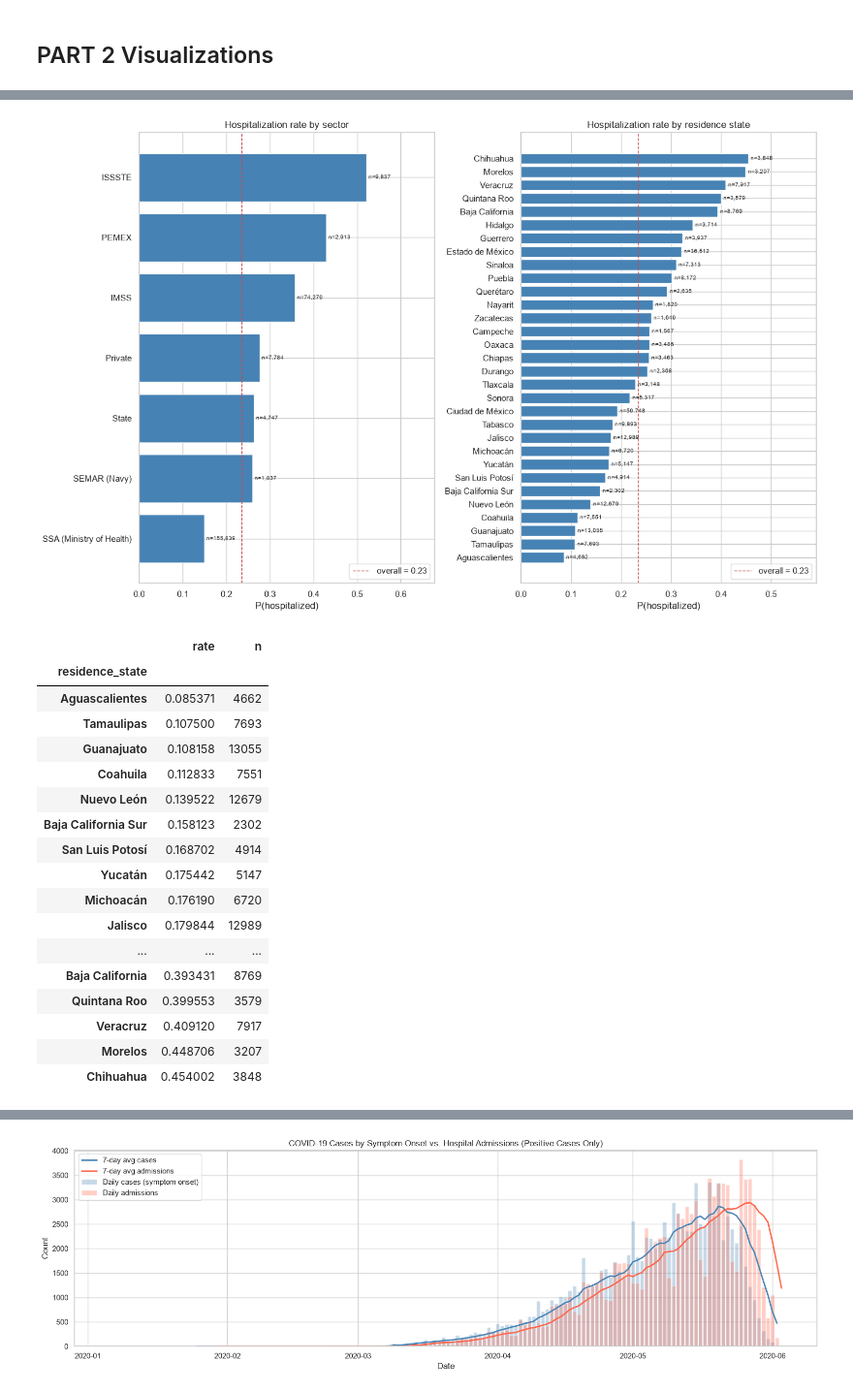
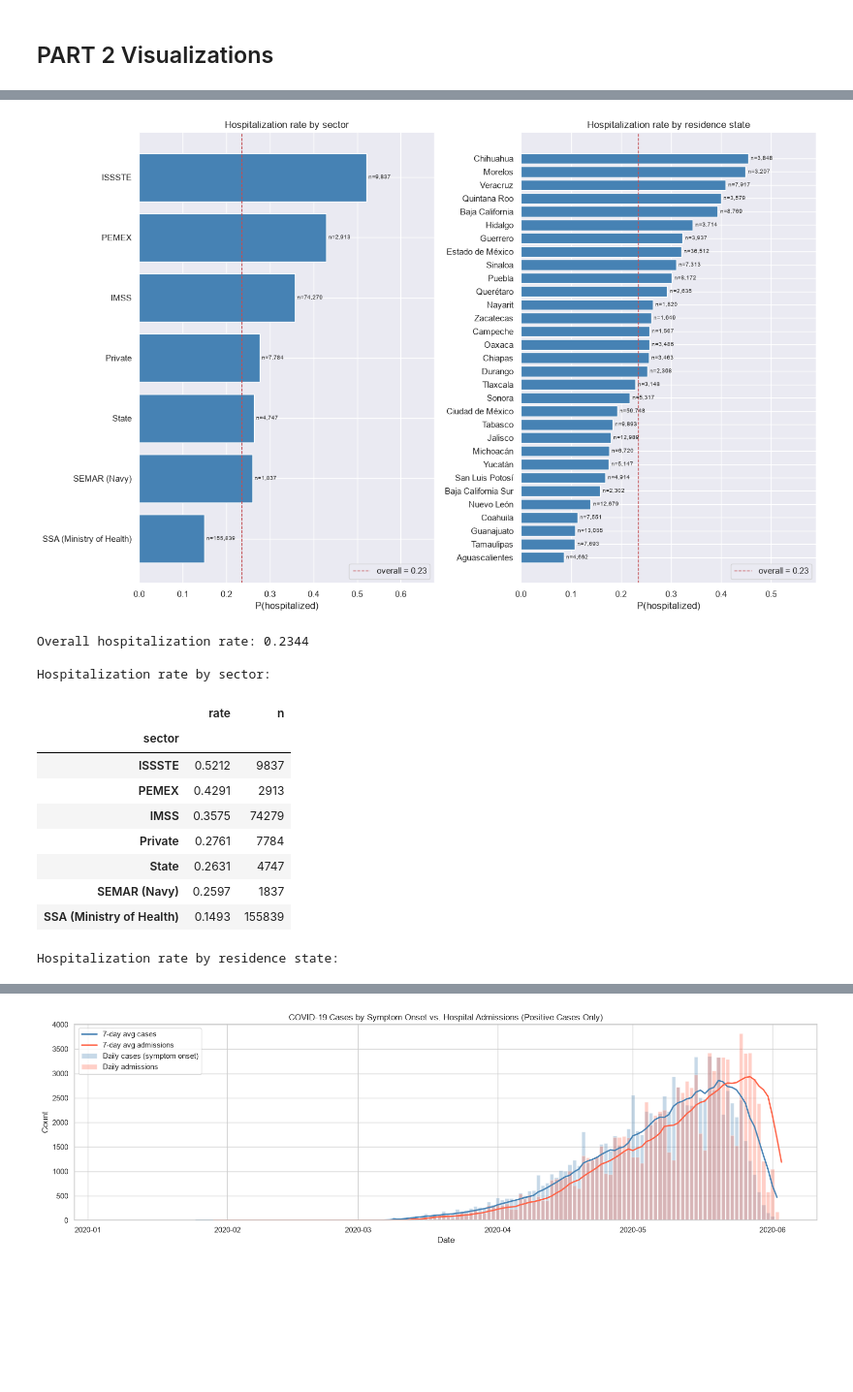
Before and after one commit to dfd0430/ml, a Jupyter notebook: project_notebook_v3.ipynb, the cells around one changed output, grey strips where cells are left out. Shown at 97% size. Drawn from its saved outputs; the diff is of its cells as text; code cells hidden in the pictures; blank space fills up the shorter version.

```diff
--- a/project_notebook_v3.ipynb
+++ b/project_notebook_v3.ipynb
@@ -307,15 +304,15 @@ df = visualization_df
 # %%
 # EDA plot 1: hospitalization AND death rate by age band (full cohort)
-age_bins = [0, 18, 30, 40, 50, 60, 70, 80, 120]
-age_labels = ['0-17', '18-29', '30-39', '40-49', '50-59', '60-69', '70-79', '80+']
-tmp = df.assign(age_band=pd.cut(df['age'], bins=age_bins,
+age_bins = [0, 10, 20, 30, 40, 50, 60, 70, 80, 120]
+age_labels = ['0-9', '10-19', '20-29', '30-39', '40-49', '50-59', '60-69', '70-79',  '80+']
+tmp = visualization_df.assign(age_band=pd.cut(visualization_df['age'], bins=age_bins,
                                 labels=age_labels, right=False))
 by_age = tmp.groupby('age_band', observed=True).agg(
     hosp=('target', 'mean'), death=('died', 'mean'), size=('target', 'size'))
 
 fig, ax = plt.subplots(figsize=(9, 4.5))
 sns.barplot(x=by_age.index, y=by_age['hosp'], color='steelblue', ax=ax)
-ax.set_title('Hospitalization and death rate by age band (full cohort)')
+ax.set_title('Hospitalization and death rate by age band')
 ax.set_xlabel('Age band'); ax.set_ylabel('P(hospitalized)')
 for i, (m, n) in enumerate(zip(by_age['hosp'], by_age['size'])):
     ax.text(i, m + 0.01, f'n={n:,}', ha='center', va='bottom', fontsize=8)
@@ -331,4 +328,5 @@ ax.legend(handles=[Patch(color='steelblue', label='Hospitalization rate'),
                    Line2D([0], [0], color='#C44E52', marker='o', label='Death rate')],
           loc='upper left')
 plt.tight_layout(); plt.show()
+by_age
 # %% [output]
@@ -376,49 +405,50 @@ plt.tight_layout(); plt.show()
 # %%
 # EDA plot 3b: hospitalization rate by sector and by residence state.
 meta_levels = ['N/A', 'Ignored', 'Not specified']
-overall_rate = df['target'].mean()
+overall_rate = visualization_df['target'].mean()
 
 
 def rate_by(col, min_n=1000):
-    sub = df[df[col].notna() & ~df[col].isin(meta_levels)]
+    sub = visualization_df[visualization_df[col].notna()
+                           & ~visualization_df[col].isin(meta_levels)]
     g = sub.groupby(col).agg(rate=('target', 'mean'), n=('target', 'size'))
     return g[g['n'] >= min_n].sort_values('rate')
 
 
 by_sector = rate_by('sector')
 by_state = rate_by('residence_state')
 
 fig, axes = plt.subplots(1, 2, figsize=(14, 9))
 for ax, tbl, what in [(axes[0], by_sector, 'sector'), (axes[1], by_state, 'residence state')]:
     ax.barh(tbl.index, tbl['rate'], color='steelblue')
     ax.axvline(overall_rate, color='#C44E52', ls='--', lw=1,
                label=f'overall = {overall_rate:.2f}')
     for i, (r, n) in enumerate(zip(tbl['rate'], tbl['n'])):
         ax.text(r + 0.005, i, f'n={n:,}', va='center', fontsize=7)
     ax.set_xlim(0, tbl['rate'].max() * 1.3)
     ax.set_xlabel('P(hospitalized)')
     ax.set_title(f'Hospitalization rate by {what}')
     ax.legend(loc='lower right')
 plt.tight_layout(); plt.show()
 
-by_state
+# Underlying numbers (sorted by hospitalization rate)
+print(f"Overall hospitalization rate: {overall_rate:.4f}\n")
+print("Hospitalization rate by sector:")
+display(by_sector.sort_values('rate', ascending=False).round(4))
+print("\nHospitalization rate by residence state:")
+display(by_state.sort_values('rate', ascending=False).round(4))
 # %% [output]
 [figure]
+Overall hospitalization rate: 0.2344
+
+Hospitalization rate by sector:
 |  | rate | n |
-| residence_state |  |  |
-| Aguascalientes | 0.085371 | 4662 |
-| Tamaulipas | 0.107500 | 7693 |
-| Guanajuato | 0.108158 | 13055 |
-| Coahuila | 0.112833 | 7551 |
-| Nuevo León | 0.139522 | 12679 |
-| Baja California Sur | 0.158123 | 2302 |
-| San Luis Potosí | 0.168702 | 4914 |
-| Yucatán | 0.175442 | 5147 |
-| Michoacán | 0.176190 | 6720 |
-| Jalisco | 0.179844 | 12989 |
-| ... | ... | ... |
-| Baja California | 0.393431 | 8769 |
-| Quintana Roo | 0.399553 | 3579 |
-| Veracruz | 0.409120 | 7917 |
-| Morelos | 0.448706 | 3207 |
-| Chihuahua | 0.454002 | 3848 |
+| sector |  |  |
+| ISSSTE | 0.5212 | 9837 |
+| PEMEX | 0.4291 | 2913 |
+| IMSS | 0.3575 | 74279 |
+| Private | 0.2761 | 7784 |
+| State | 0.2631 | 4747 |
+| SEMAR (Navy) | 0.2597 | 1837 |
+| SSA (Ministry of Health) | 0.1493 | 155839 |
+Hospitalization rate by residence state:
```
Also changed, not shown: parts of 8 cells of this notebook.
